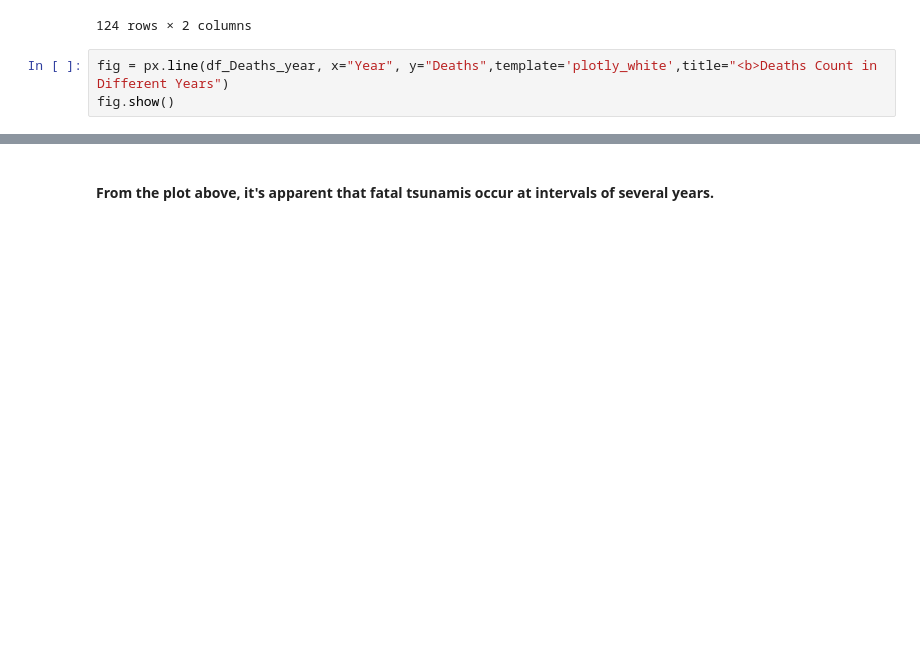
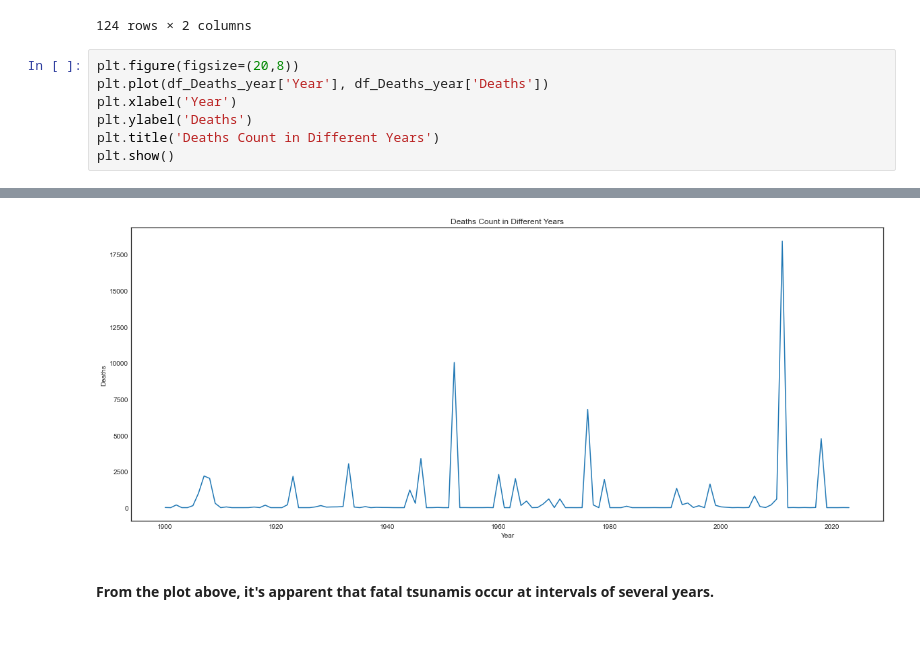
Before and after one commit to Mobrant/Tsunami, a Jupyter notebook: Tsunami analysis.ipynb, the cells around one changed output, grey strips where cells are left out. Saved outputs shown, nothing was run; the diff lists cells and outputs as text; blank space fills up the shorter version.

```diff
--- a/Tsunami analysis.ipynb
+++ b/Tsunami analysis.ipynb
@@ -233,6 +236,10 @@ df_Deaths_year.sort_values(by=['Deaths'])
 | 111 | 2011 | 18428.0 |
 124 rows × 2 columns
 # %%
-fig = px.line(df_Deaths_year, x="Year", y="Deaths",template='plotly_white',title="<b>Deaths Count in Different Years")
-fig.show()
+plt.figure(figsize=(20,8))
+plt.plot(df_Deaths_year['Year'], df_Deaths_year['Deaths'])
+plt.xlabel('Year')
+plt.ylabel('Deaths')
+plt.title('Deaths Count in Different Years')
+plt.show()
 # %% [output]
@@ -240,3 +246,4 @@ fig.show()
+[figure, added]
 # %% [markdown]
 <br>**From the plot above, it's apparent that fatal tsunamis occur at intervals of several years.**
 <br>
```
Also changed, not shown: parts of 4 cells of this notebook.
